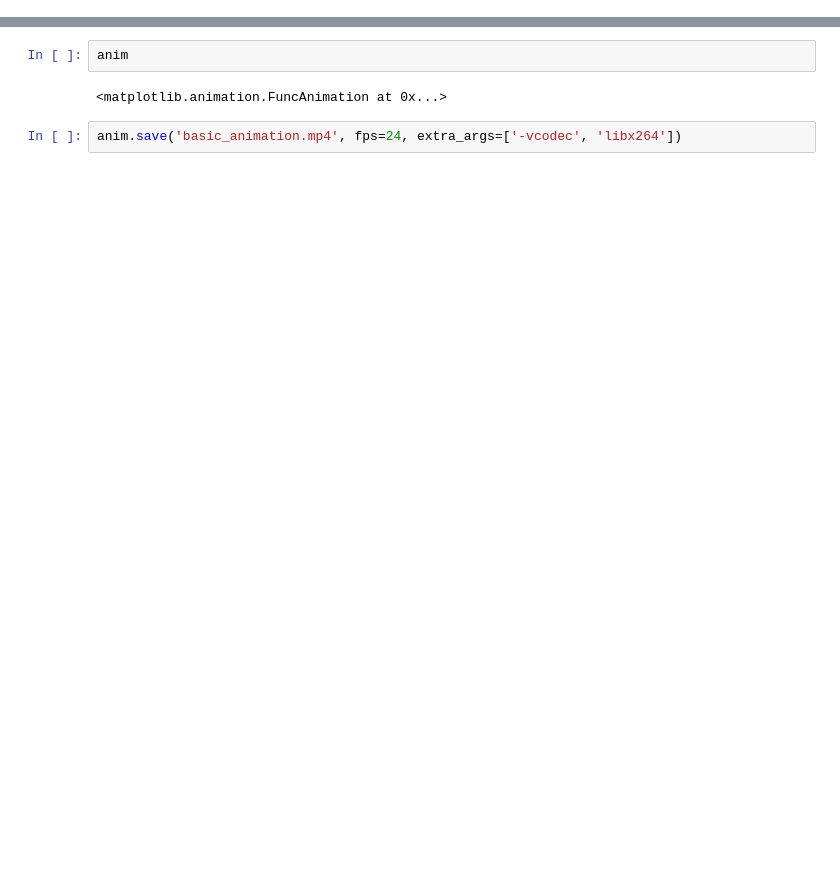
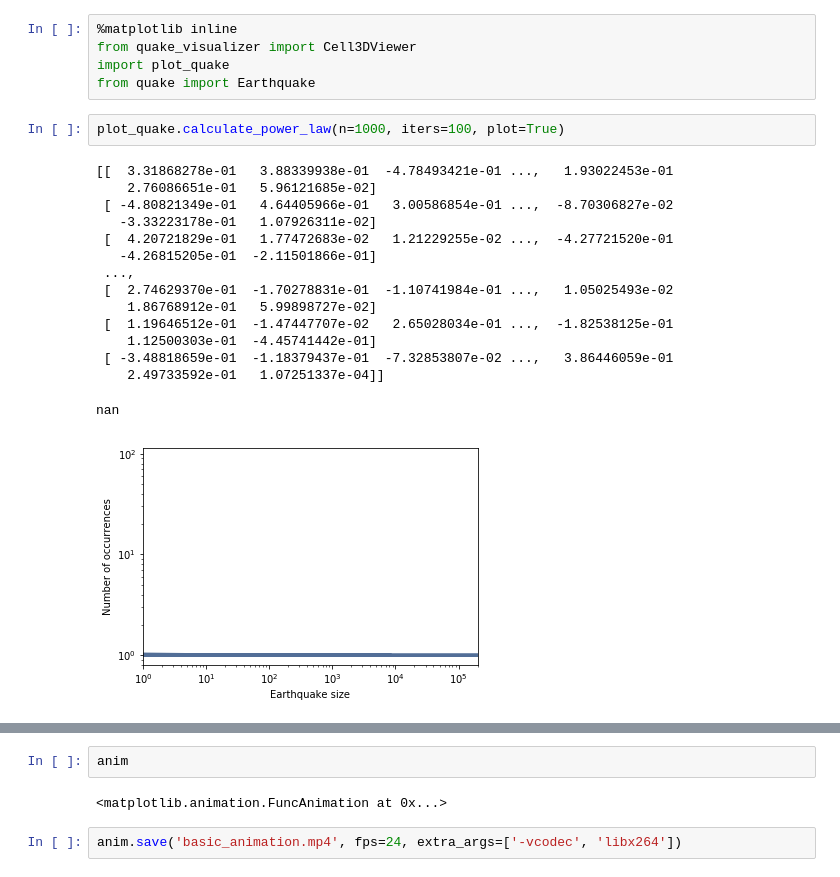
Before and after one commit to mpbrucker/ComplexityProject2, a Jupyter notebook: code/visualize.ipynb, the cells around one changed output, grey strips where cells are left out. Saved outputs shown, nothing was run; the diff lists cells and outputs as text; blank space fills up the shorter version.

Commit message:
Refactored code and made power law plotting work.

```diff
--- a/code/visualize.ipynb
+++ b/code/visualize.ipynb
@@ -153,0 +1,23 @@ SyntaxError: only named arguments may follow *expression (<ipython-input-3-32e23
+# %%
+%matplotlib inline
+from quake_visualizer import Cell3DViewer
+import plot_quake
+from quake import Earthquake
+# %%
+plot_quake.calculate_power_law(n=1000, iters=100, plot=True)
+# %% [output]
+[[  3.31868278e-01   3.88339938e-01  -4.78493421e-01 ...,   1.93022453e-01
+    2.76086651e-01   5.96121685e-02]
+ [ -4.80821349e-01   4.64405966e-01   3.00586854e-01 ...,  -8.70306827e-02
+   -3.33223178e-01   1.07926311e-02]
+ [  4.20721829e-01   1.77472683e-02   1.21229255e-02 ...,  -4.27721520e-01
+   -4.26815205e-01  -2.11501866e-01]
+ ...,
+ [  2.74629370e-01  -1.70278831e-01  -1.10741984e-01 ...,   1.05025493e-02
+    1.86768912e-01   5.99898727e-02]
+ [  1.19646512e-01  -1.47447707e-02   2.65028034e-01 ...,  -1.82538125e-01
+    1.12500303e-01  -4.45741442e-01]
+ [ -3.48818659e-01  -1.18379437e-01  -7.32853807e-02 ...,   3.86446059e-01
+    2.49733592e-01   1.07251337e-04]]
+nan
+[figure, added]
```
Also changed, not shown: parts of 8 cells of this notebook, 3 other files.
